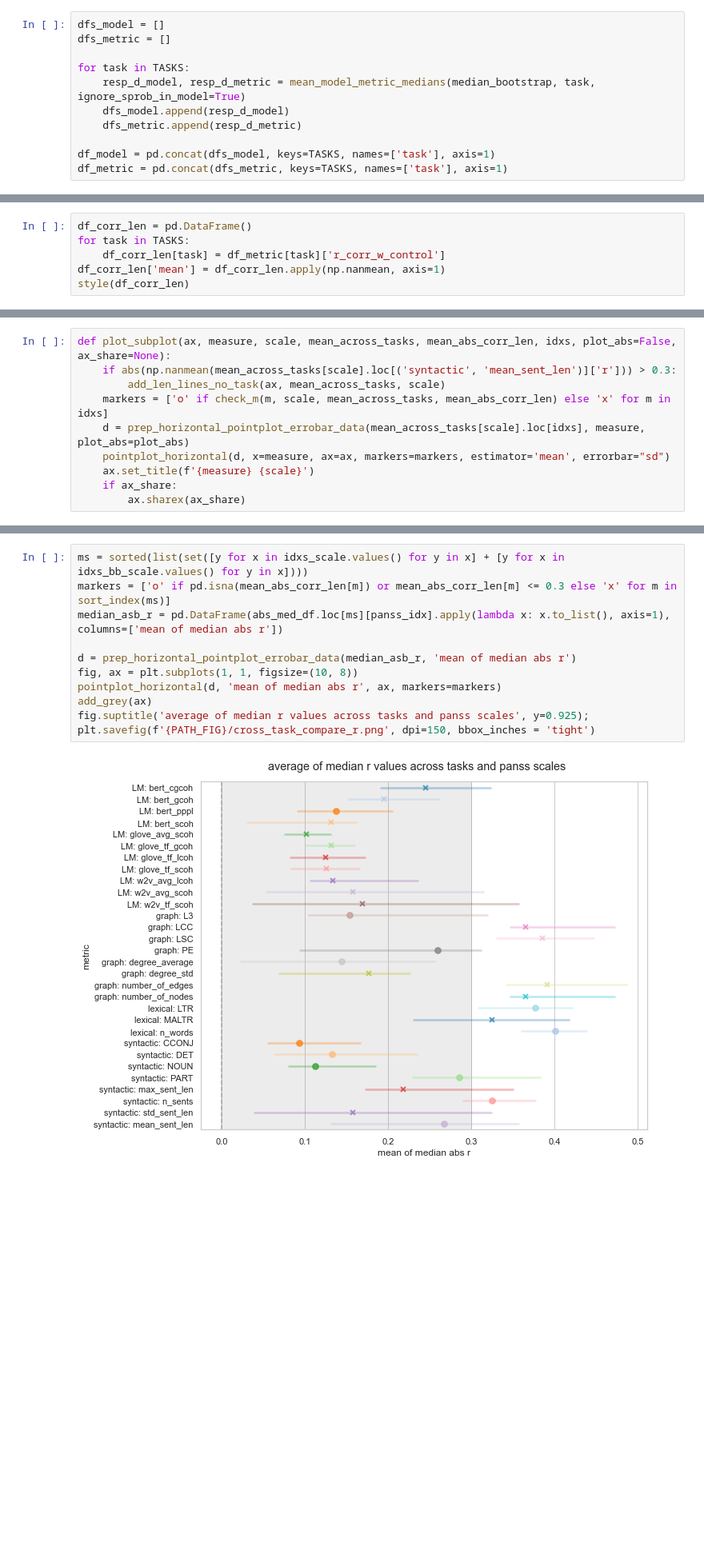
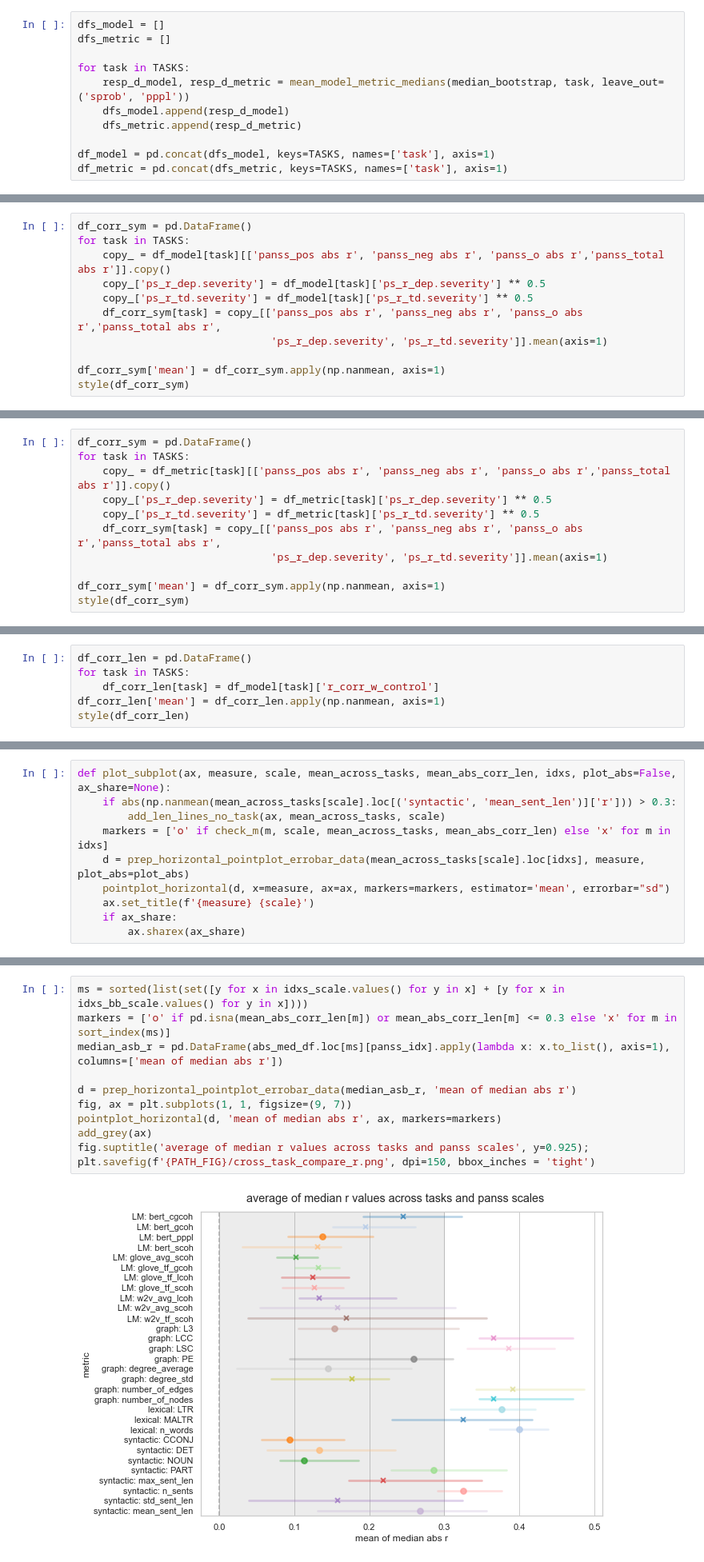
Before and after one commit to flying-bear/MA_thesis, a Jupyter notebook: scores_ru.ipynb, the cells around one changed output, grey strips where cells are left out. Shown: that part at 80% size. Cells and saved outputs as stored; diff of their text form; blank space fills up the shorter version.

Commit message:
improve graph layout

```diff
--- a/scores_ru.ipynb
+++ b/scores_ru.ipynb
@@ -1685,7 +1727,7 @@ dfs_model = []
 dfs_metric = []
 
 for task in TASKS:
-    resp_d_model, resp_d_metric = mean_model_metric_medians(median_bootstrap, task, ignore_sprob_in_model=True)
+    resp_d_model, resp_d_metric = mean_model_metric_medians(median_bootstrap, task, leave_out=('sprob', 'pppl'))
     dfs_model.append(resp_d_model)
     dfs_metric.append(resp_d_metric)
 
@@ -1700,3 +1750,14 @@ style(df_model['sportsman'])
 | glove_avg | 0.106723 | 0.040614 | 0.050345 | 0.042436 | 0.054562 | 0.628264 | ... |
 | w2v_tf | 0.096123 | 0.108970 | 0.096841 | 0.098505 | 0.184227 | 0.707914 | ... |
 | w2v_avg | 0.090773 | 0.077277 | 0.090087 | 0.080255 | 0.137622 | 0.740210 | ... |
+# %%
+df_corr_sym = pd.DataFrame()
+for task in TASKS:
+    copy_ = df_model[task][['panss_pos abs r', 'panss_neg abs r', 'panss_o abs r','panss_total abs r']].copy()
+    copy_['ps_r_dep.severity'] = df_model[task]['ps_r_dep.severity'] ** 0.5
+    copy_['ps_r_td.severity'] = df_model[task]['ps_r_td.severity'] ** 0.5
+    df_corr_sym[task] = copy_[['panss_pos abs r', 'panss_neg abs r', 'panss_o abs r','panss_total abs r',
+                               'ps_r_dep.severity', 'ps_r_td.severity']].mean(axis=1)
+
+df_corr_sym['mean'] = df_corr_sym.apply(np.nanmean, axis=1)
+style(df_corr_sym)
@@ -1710,3 +1788,14 @@ style(df_metric['sportsman'])
 | scoh | 0.061496 | 0.060989 | 0.080538 | 0.055040 | 0.104229 | 0.606570 | ... |
 | sprob | 0.110585 | 0.204950 | 0.285809 | 0.226406 | 0.120900 | 0.158209 | ... |
 | pppl | 0.040897 | 0.097839 | 0.070937 | 0.031355 | 0.095336 | 0.081011 | ... |
+# %%
+df_corr_sym = pd.DataFrame()
+for task in TASKS:
+    copy_ = df_metric[task][['panss_pos abs r', 'panss_neg abs r', 'panss_o abs r','panss_total abs r']].copy()
+    copy_['ps_r_dep.severity'] = df_metric[task]['ps_r_dep.severity'] ** 0.5
+    copy_['ps_r_td.severity'] = df_metric[task]['ps_r_td.severity'] ** 0.5
+    df_corr_sym[task] = copy_[['panss_pos abs r', 'panss_neg abs r', 'panss_o abs r','panss_total abs r',
+                               'ps_r_dep.severity', 'ps_r_td.severity']].mean(axis=1)
+
+df_corr_sym['mean'] = df_corr_sym.apply(np.nanmean, axis=1)
+style(df_corr_sym)
@@ -1726,7 +1844,7 @@ style(df_corr_len)
 # %%
 df_corr_len = pd.DataFrame()
 for task in TASKS:
-    df_corr_len[task] = df_metric[task]['r_corr_w_control']
+    df_corr_len[task] = df_model[task]['r_corr_w_control']
 df_corr_len['mean'] = df_corr_len.apply(np.nanmean, axis=1)
 style(df_corr_len)
 # %% [output]
@@ -2209,16 +2348,16 @@ plt.close(fig)
 # %%
 ms = sorted(list(set([y for x in idxs_scale.values() for y in x] + [y for x in idxs_bb_scale.values() for y in x])))
 markers = ['o' if pd.isna(mean_abs_corr_len[m]) or mean_abs_corr_len[m] <= 0.3 else 'x' for m in sort_index(ms)]
 median_asb_r = pd.DataFrame(abs_med_df.loc[ms][panss_idx].apply(lambda x: x.to_list(), axis=1), columns=['mean of median abs r'])
 
 d = prep_horizontal_pointplot_errobar_data(median_asb_r, 'mean of median abs r')
-fig, ax = plt.subplots(1, 1, figsize=(10, 8))
+fig, ax = plt.subplots(1, 1, figsize=(9, 7))
 pointplot_horizontal(d, 'mean of median abs r', ax, markers=markers)
 add_grey(ax)
 fig.suptitle('average of median r values across tasks and panss scales', y=0.925);
 plt.savefig(f'{PATH_FIG}/cross_task_compare_r.png', dpi=150, bbox_inches = 'tight')
 # %% [output]
-[figure, old version]
+[figure, new version]
 # %%
 len(ms)
 # %% [output]
```
Also changed, not shown: parts of 20 cells of this notebook, 1 other file.
